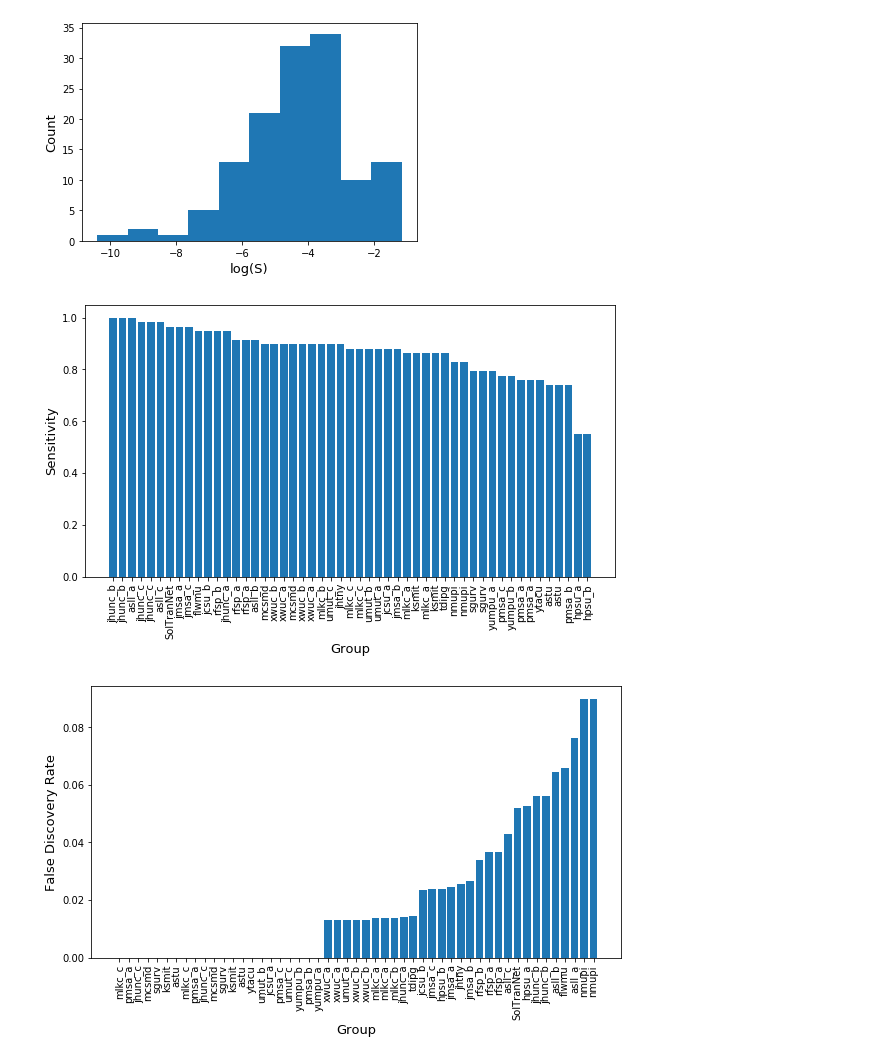
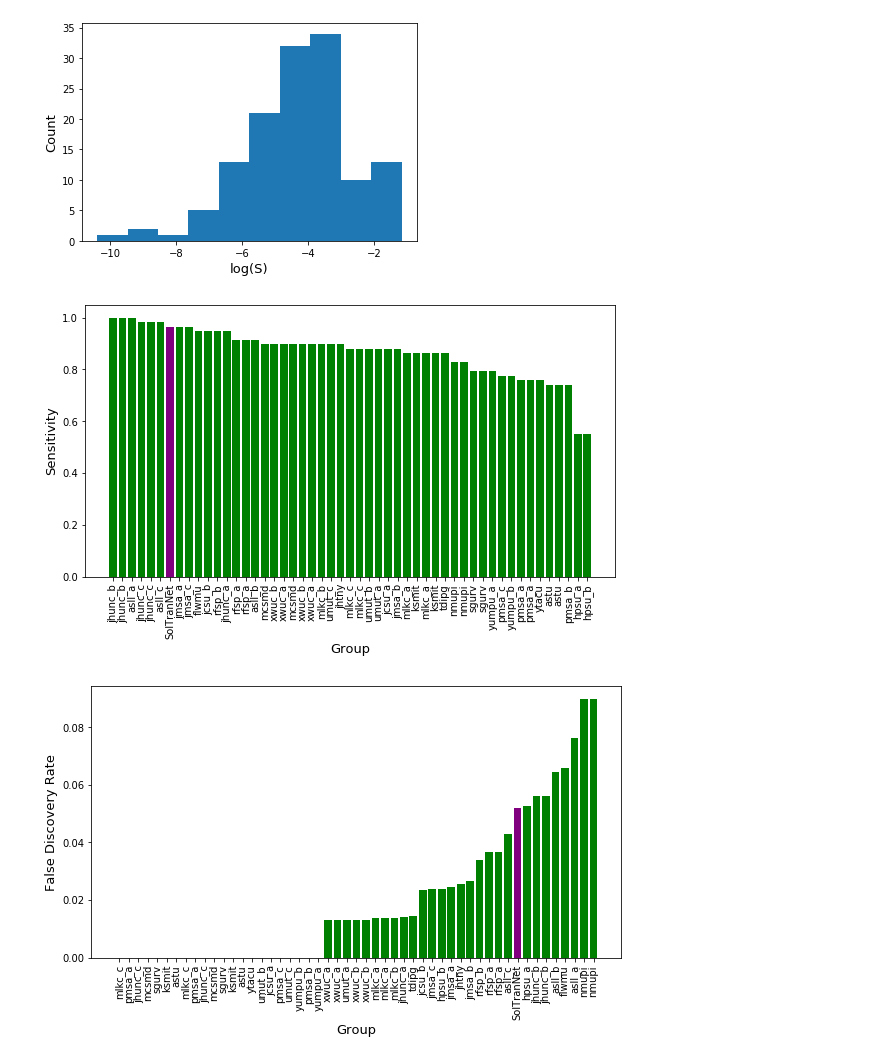
Before and after one commit to francoep/SolTranNet_paper, a Jupyter notebook: Making_Figures.ipynb, the cells around one changed output. Drawn from its saved outputs; the diff is of its cells as text; code cells hidden in the pictures.

```diff
--- a/Making_Figures.ipynb
+++ b/Making_Figures.ipynb
@@ -701,20 +701,21 @@ for k in keys:
 # %%
 for k in data:
     fig=plt.figure(figsize=(9.5,5))
     if k=='hit':
         all_data=sorted(data[k],key=lambda x:x[1],reverse=True)
         plt.ylabel('Sensitivity')
     else:
         all_data=sorted(data[k],key=lambda x:x[1])
         plt.ylabel('False Discovery Rate')
 
     labels=[x[0] for x in all_data]
     ys=[x[1] for x in all_data]
     x_pos=[i for i,_ in enumerate(all_data)]
-    colors=['purple' if x[0]=='SolTranNet' else 'green']
-    plt.bar(x_pos,ys)
+    colors=['purple' if x[0]=='SolTranNet' else 'green' for x in all_data]
+    plt.bar(x_pos,ys,color=colors)
     plt.xlabel('Group')
     plt.xticks(x_pos,labels,rotation='vertical')
+    plt.savefig(f'figures/{k}_solchal2.pdf')
 # %% [output]
-[figure, old version]
+[figure, new version]
-[figure, old version]
+[figure, new version]
```
Also changed, not shown: 2 other files.
